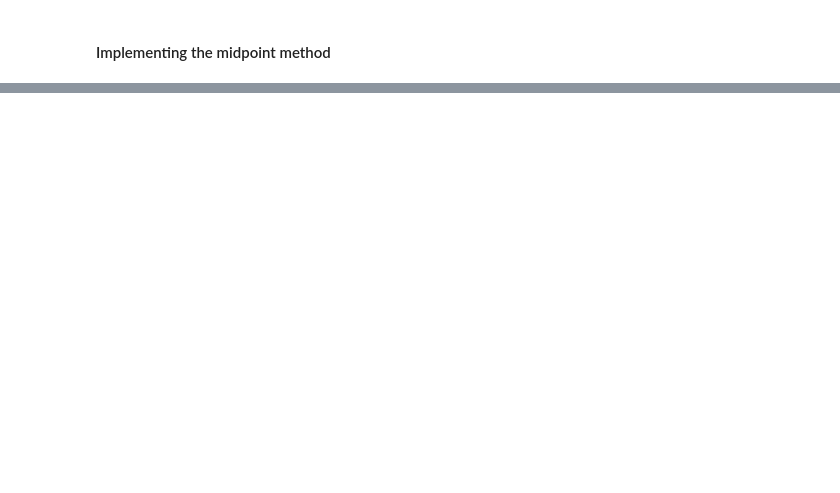
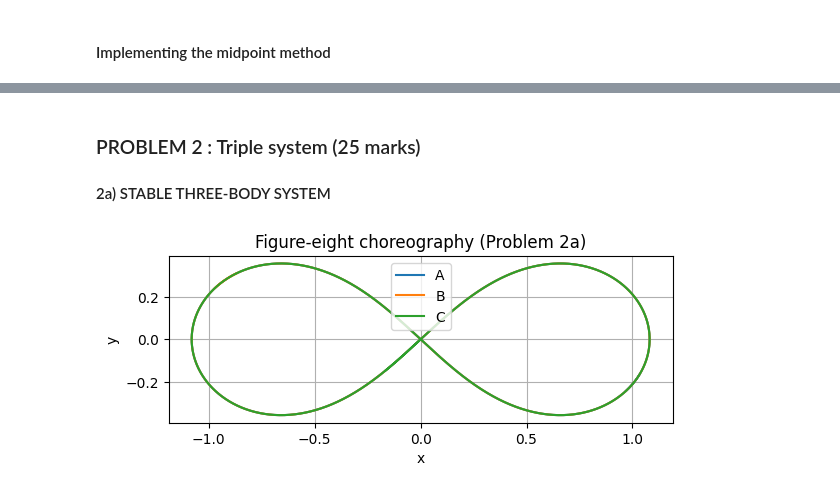
Before and after one commit to nakulpandit/TISC_Coursework, a Jupyter notebook: CourseWork_1/coursework1_soln.ipynb, the cells around one changed output, grey strips where cells are left out. Drawn from its saved outputs; the diff is of its cells as text; code cells hidden in the pictures; blank space fills up the shorter version.

```diff
--- a/CourseWork_1/coursework1_soln.ipynb
+++ b/CourseWork_1/coursework1_soln.ipynb
@@ -199,0 +360,35 @@ Error ratio = 1.6123274817349975
+# %% [markdown]
+### PROBLEM 2 : Triple system (25 marks)
+#### 2a) STABLE THREE-BODY SYSTEM
+# %%
+# Initial conditions for figure 8 (Chenciner & Montgomery)
+x1_ = 0.97000436; y1_ = -0.24308753
+x2_ = -x1_; y2_ = -y1_
+x3_ = 0.0; y3_ = 0.0
+vx3_ = -0.93240737; vy3_ = -0.86473146
+vx1_ = -vx3_/2; vy1_ = -vy3_/2
+vx2_ = vx1_; vy2_ = vy1_
+
+# 3 stars A,B and C
+A = Star(1.0, x1_, y1_, vx1_, vy1_)
+B = Star(1.0, x2_, y2_, vx2_, vy2_)
+C = Star(1.0, x3_, y3_, vx3_, vy3_)
+
+three = StarSystem([A, B, C]) # 3 body star system
+y0_3 = np.array([A.x, A.y, A.vx, A.vy, B.x, B.y, B.vx, B.vy, C.x, C.y, C.vx, C.vy], dtype=float)
+
+t_span3 = (0.0, 6.5)
+t_eval3 = np.linspace(t_span3[0], t_span3[1], 3000)
+sol3 = solve_ivp(three.ode_rhs, t_span3, y0_3, t_eval=t_eval3, rtol=1e-9, atol=1e-12)
+
+# plot figure-eight
+plt.figure(figsize=(6.5,6))
+plt.plot(sol3.y[0], sol3.y[1], label='A')
+plt.plot(sol3.y[4], sol3.y[5], label='B')
+plt.plot(sol3.y[8], sol3.y[9], label='C')
+plt.gca().set_aspect('equal', 'box')
+plt.title('Figure-eight choreography (Problem 2a)')
+plt.xlabel('x'); plt.ylabel('y'); plt.legend(); plt.grid(True)
+plt.show()
+# %% [output]
+[figure, added]
```
Also changed, not shown: parts of 32 cells of this notebook, 5 other files.
